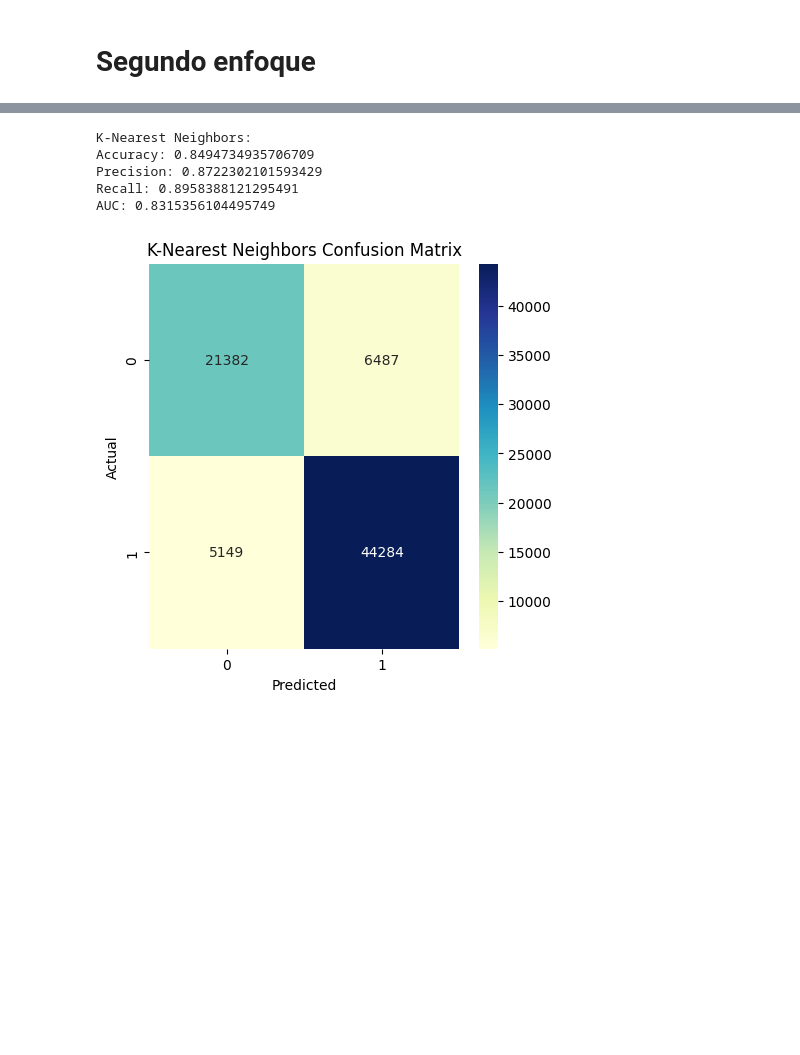
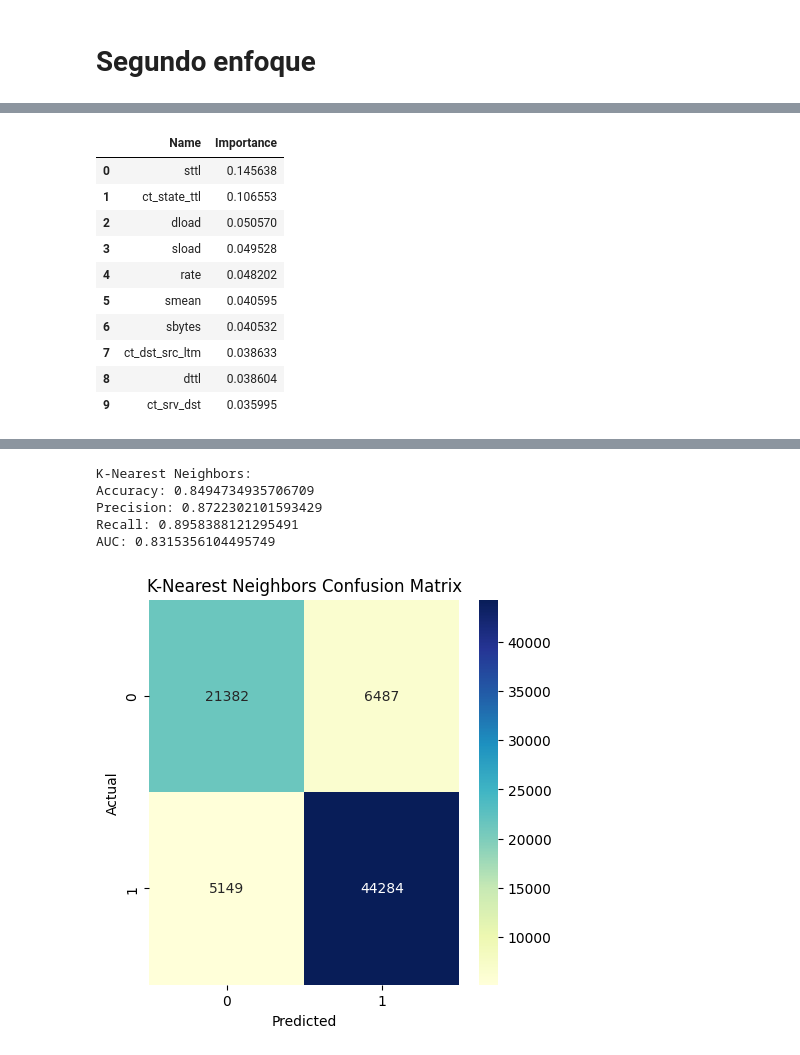
Before and after one commit to GaboLara998/ProyectoIntegrador, a Jupyter notebook: ProyectoIntregrador.ipynb, the cells around one changed output, grey strips where cells are left out. Saved outputs shown, nothing was run; the diff lists cells and outputs as text; code cells hidden in the pictures; blank space fills up the shorter version.

```diff
--- a/ProyectoIntregrador.ipynb
+++ b/ProyectoIntregrador.ipynb
@@ -399,0 +278,21 @@ AUC: 0.38183133262830626
+# %%
+# Creación del DataFrame de clasificación
+feature_imp = pd.DataFrame({'Nombre': X.columns, 'Importancia': rf.feature_importances_})
+
+# Ordenar las características según su valor de importancia
+feature_imp = feature_imp.sort_values('Importancia', ascending=False).reset_index(drop=True)
+
+# Mostrar solo las 10 características más importantes con un estilo de gradiente de colores
+feature_imp[:10].style.background_gradient()
+# %% [output]
+|  | Name | Importance |
+| 0 | sttl | 0.145638 |
+| 1 | ct_state_ttl | 0.106553 |
+| 2 | dload | 0.050570 |
+| 3 | sload | 0.049528 |
+| 4 | rate | 0.048202 |
+| 5 | smean | 0.040595 |
+| 6 | sbytes | 0.040532 |
+| 7 | ct_dst_src_ltm | 0.038633 |
+| 8 | dttl | 0.038604 |
+| 9 | ct_srv_dst | 0.035995 |
```
Also changed, not shown: parts of 43 cells of this notebook.
